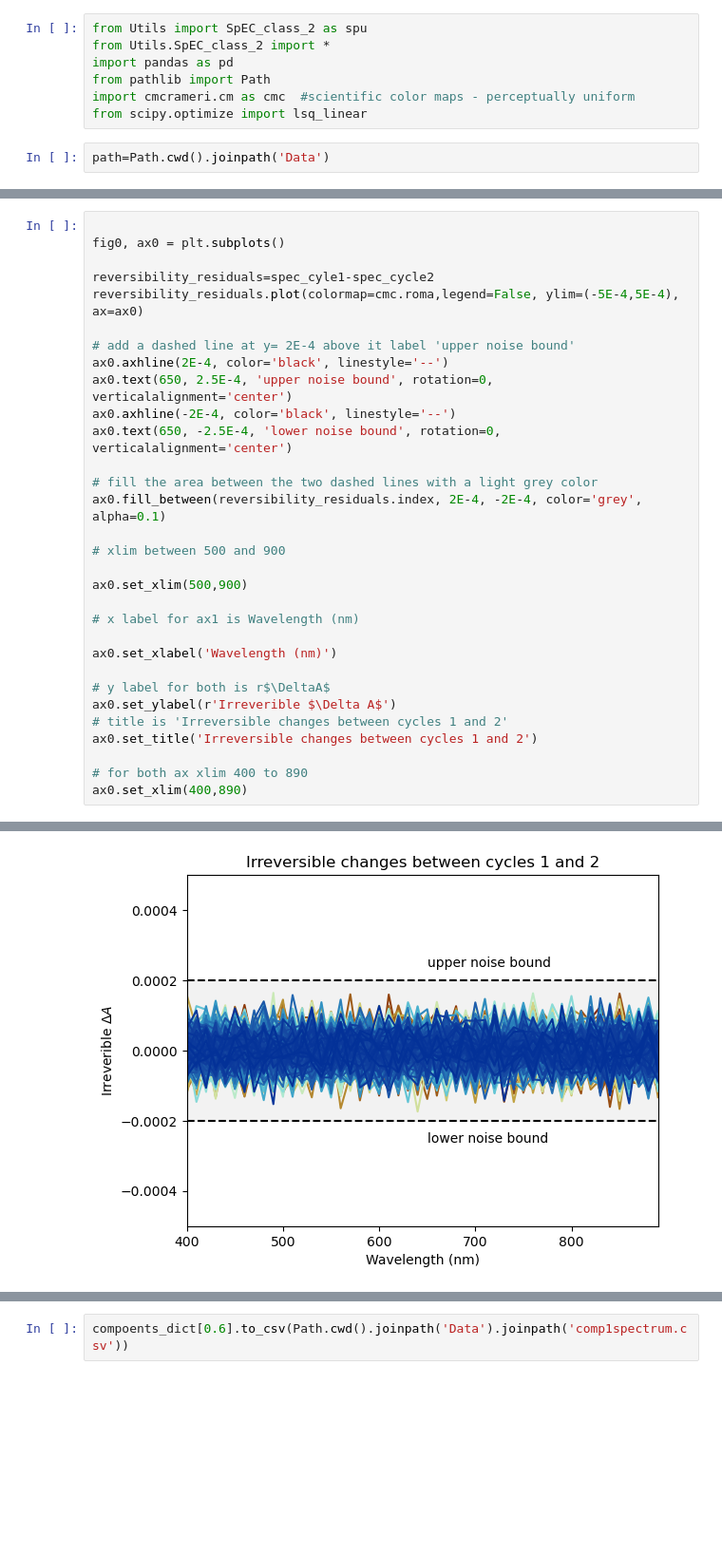
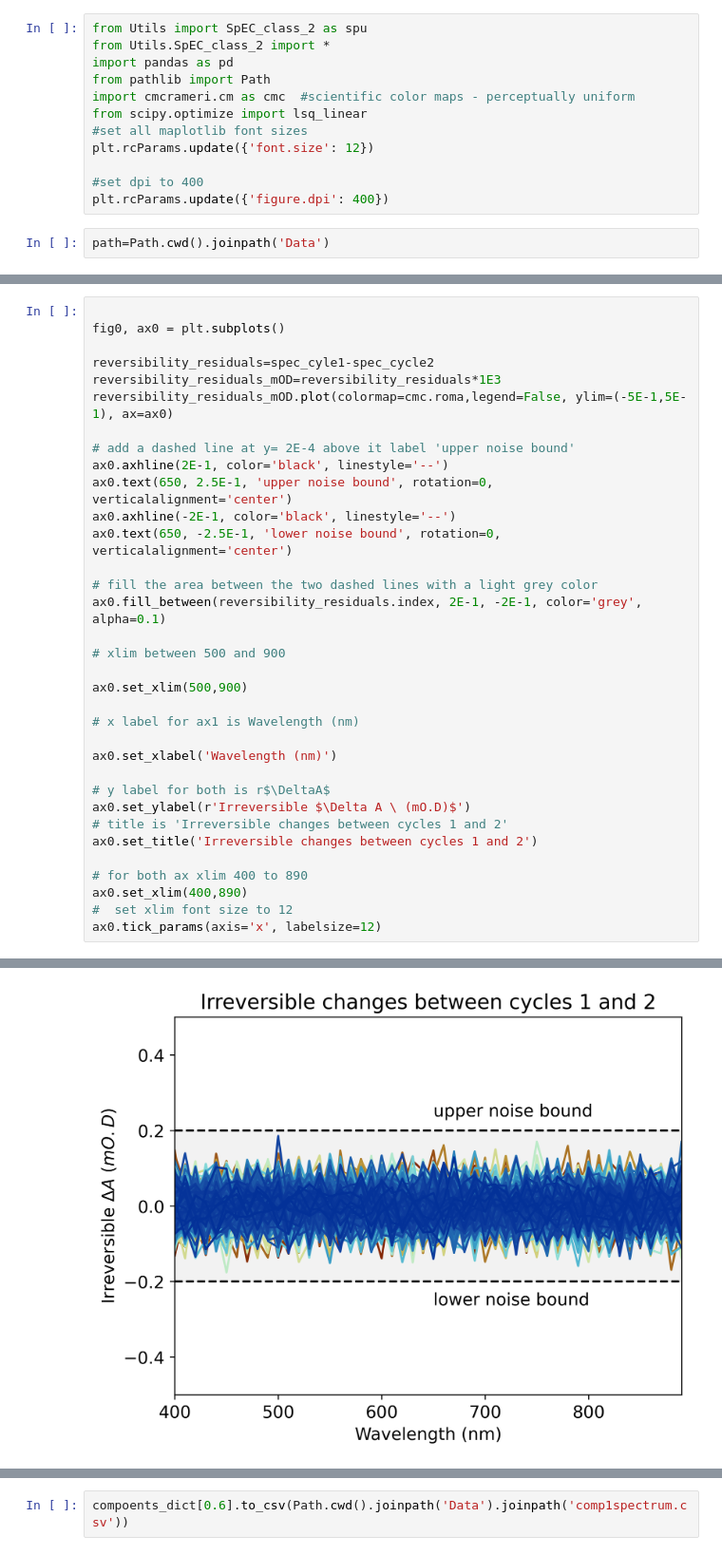
Before and after one commit to BenjaminSMoss/NRMP, a Jupyter notebook: figure2.ipynb, the cells around one changed output, grey strips where cells are left out. Shown at 95% size. Drawn from its saved outputs; the diff is of its cells as text; blank space fills up the shorter version.

```diff
--- a/figure2.ipynb
+++ b/figure2.ipynb
@@ -5,6 +5,11 @@ import pandas as pd
 from pathlib import Path
 import cmcrameri.cm as cmc  #scientific color maps - perceptually uniform
 from scipy.optimize import lsq_linear
+#set all maplotlib font sizes
+plt.rcParams.update({'font.size': 12})
+
+#set dpi to 400
+plt.rcParams.update({'figure.dpi': 400})
 # %%
 path=Path.cwd().joinpath('Data')
 # %%
@@ -47,16 +52,17 @@ fig.colorbar(ax=ax, mappable=mappable,
 fig0, ax0 = plt.subplots()
 
 reversibility_residuals=spec_cyle1-spec_cycle2
-reversibility_residuals.plot(colormap=cmc.roma,legend=False, ylim=(-5E-4,5E-4), ax=ax0)
+reversibility_residuals_mOD=reversibility_residuals*1E3
+reversibility_residuals_mOD.plot(colormap=cmc.roma,legend=False, ylim=(-5E-1,5E-1), ax=ax0)
 
 # add a dashed line at y= 2E-4 above it label 'upper noise bound'
-ax0.axhline(2E-4, color='black', linestyle='--')
-ax0.text(650, 2.5E-4, 'upper noise bound', rotation=0, verticalalignment='center')
-ax0.axhline(-2E-4, color='black', linestyle='--')
-ax0.text(650, -2.5E-4, 'lower noise bound', rotation=0, verticalalignment='center')
+ax0.axhline(2E-1, color='black', linestyle='--')
+ax0.text(650, 2.5E-1, 'upper noise bound', rotation=0, verticalalignment='center')
+ax0.axhline(-2E-1, color='black', linestyle='--')
+ax0.text(650, -2.5E-1, 'lower noise bound', rotation=0, verticalalignment='center')
 
 # fill the area between the two dashed lines with a light grey color
-ax0.fill_between(reversibility_residuals.index, 2E-4, -2E-4, color='grey', alpha=0.1)
+ax0.fill_between(reversibility_residuals.index, 2E-1, -2E-1, color='grey', alpha=0.1)
 
 # xlim between 500 and 900
 
@@ -67,10 +73,12 @@ ax0.set_xlim(500,900)
 ax0.set_xlabel('Wavelength (nm)')
 
 # y label for both is r$\DeltaA$
-ax0.set_ylabel(r'Irreverible $\Delta A$')
+ax0.set_ylabel(r'Irreversible $\Delta A \ (mO.D)$')
 # title is 'Irreversible changes between cycles 1 and 2'
 ax0.set_title('Irreversible changes between cycles 1 and 2')
 
 # for both ax xlim 400 to 890
 ax0.set_xlim(400,890)
+#  set xlim font size to 12
+ax0.tick_params(axis='x', labelsize=12)
 # %% [output]
@@ -78,4 +85,4 @@ ax0.set_xlim(400,890)
-[figure, old version]
+[figure, new version]
 # %%
 """SpEC is an analysis class processing and analysing raw spectal data but as this data is already
 proessed we can use its analysis methods to analyse the data"""
```
Also changed, not shown: parts of 8 cells of this notebook, 7 other files.
